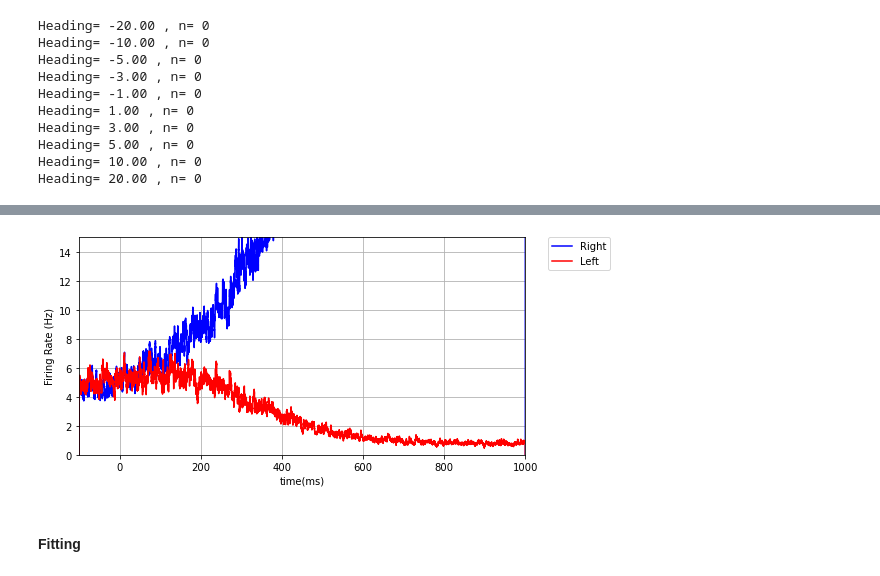
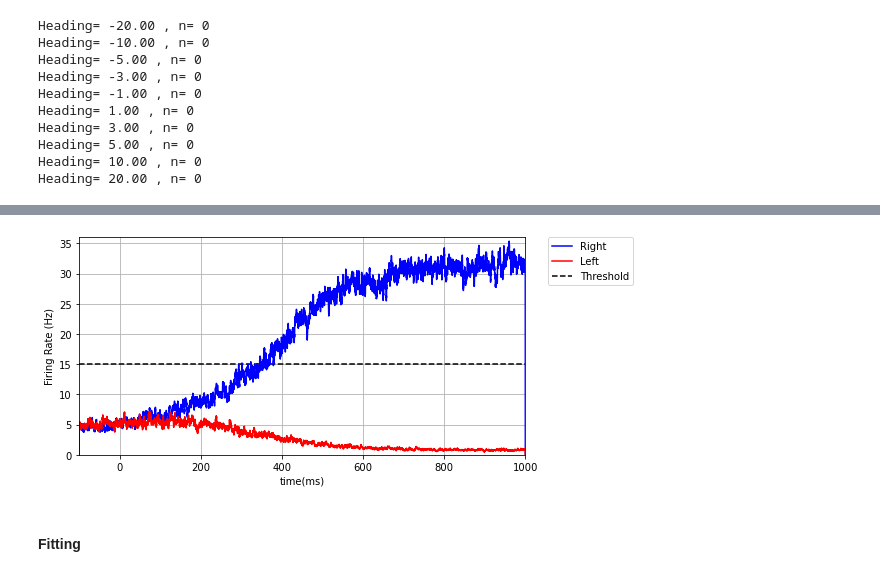
Before and after one commit to john-s-butler-dit/Decision-Making-Models, a Jupyter notebook: MULTISENSORY/Vestibular Heading Experiment Simulation.ipynb, the cells around one changed output, grey strips where cells are left out. Saved outputs shown, nothing was run; the diff lists cells and outputs as text; code cells hidden in the pictures.

```diff
--- a/MULTISENSORY/Vestibular Heading Experiment Simulation.ipynb
+++ b/MULTISENSORY/Vestibular Heading Experiment Simulation.ipynb
@@ -250,21 +278,22 @@ Heading= 20.00 , n= 0
 # %%
 fig = plt.figure(figsize=(8,4))
 
 plt.plot(time,Firing_target_1,'-',color='blue',label="Right")
 plt.plot(time,Firing_target_2,'-',color='red',label="Left")
 plt.grid()
 plt.xlabel('time(ms)')
 plt.ylabel('Firing Rate (Hz)')
 plt.xlim((-100,1000))
-plt.ylim((0,Threshold))
+plt.ylim((0,36))
+plt.hlines(Threshold,-100,1000,color='black',linestyles='dashed',label="Threshold")
 plt.legend(bbox_to_anchor=(1.05, 1), loc=2, borderaxespad=0.)
 plt.savefig('Example_Firing_Pattern.png', bbox_inches='tight',dpi=300)
 
 # plt.
 #plt.ylim((30,50))
 plt.show()
 # %% [output]
-[figure, old version]
+[figure, new version]
 # %% [markdown]
 #### Fitting
 # %%
```
Also changed, not shown: parts of 35 cells of this notebook, 1 other file.
